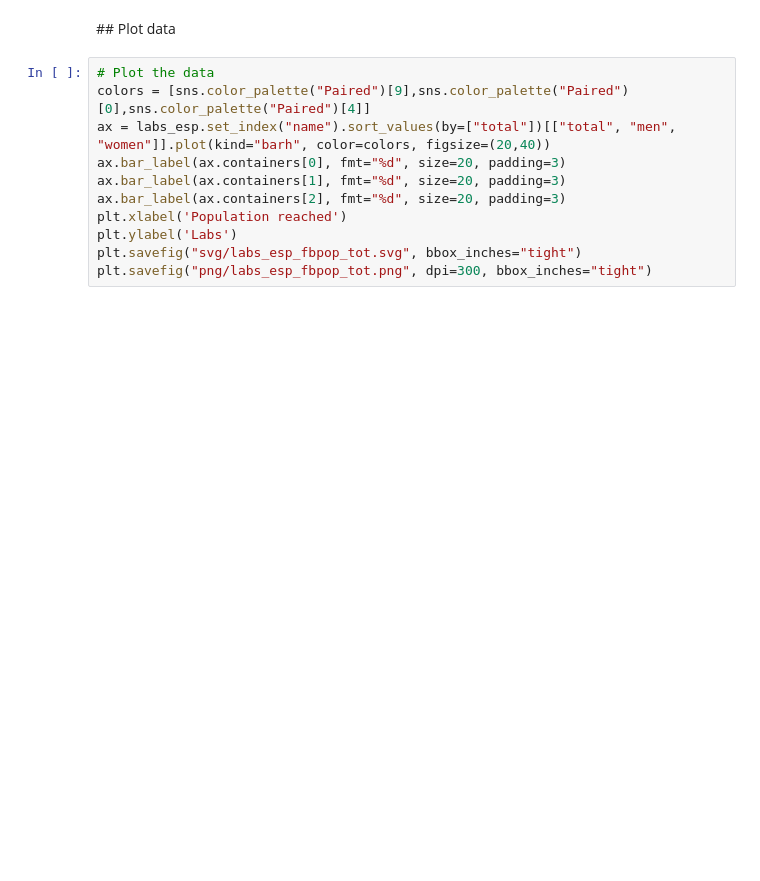
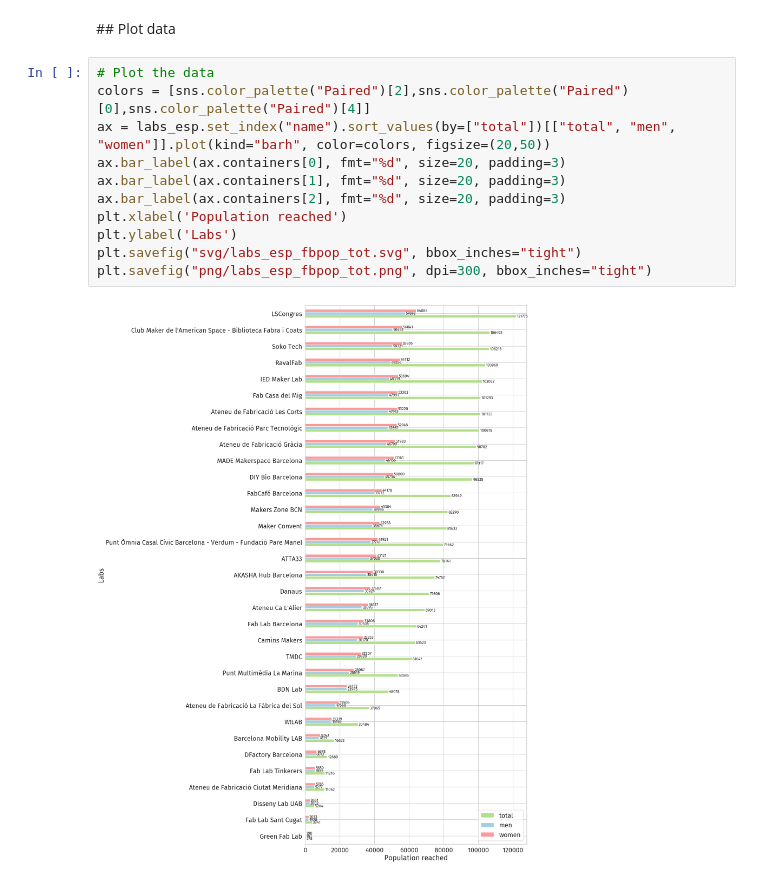
Before and after one commit to openp2pdesign/labs_access_analysis, a Jupyter notebook: 05_Population_facebook_data.ipynb, the cells around one changed output. Drawn from its saved outputs; the diff is of its cells as text; blank space fills up the shorter version.

```diff
--- a/05_Population_facebook_data.ipynb
+++ b/05_Population_facebook_data.ipynb
@@ -213,12 +238,14 @@ adddatafromfile(data=labs_esp, file="data/hdx/esp_women_2020.csv", column='women
 ## Plot data
 # %%
 # Plot the data
-colors = [sns.color_palette("Paired")[9],sns.color_palette("Paired")[0],sns.color_palette("Paired")[4]]
-ax = labs_esp.set_index("name").sort_values(by=["total"])[["total", "men", "women"]].plot(kind="barh", color=colors, figsize=(20,40))
+colors = [sns.color_palette("Paired")[2],sns.color_palette("Paired")[0],sns.color_palette("Paired")[4]]
+ax = labs_esp.set_index("name").sort_values(by=["total"])[["total", "men", "women"]].plot(kind="barh", color=colors, figsize=(20,50))
 ax.bar_label(ax.containers[0], fmt="%d", size=20, padding=3)
 ax.bar_label(ax.containers[1], fmt="%d", size=20, padding=3)
 ax.bar_label(ax.containers[2], fmt="%d", size=20, padding=3)
 plt.xlabel('Population reached')
 plt.ylabel('Labs')
 plt.savefig("svg/labs_esp_fbpop_tot.svg", bbox_inches="tight")
 plt.savefig("png/labs_esp_fbpop_tot.png", dpi=300, bbox_inches="tight")
+# %% [output]
+[figure, added]
```
Also changed, not shown: parts of 8 cells of this notebook, 2 other files.
